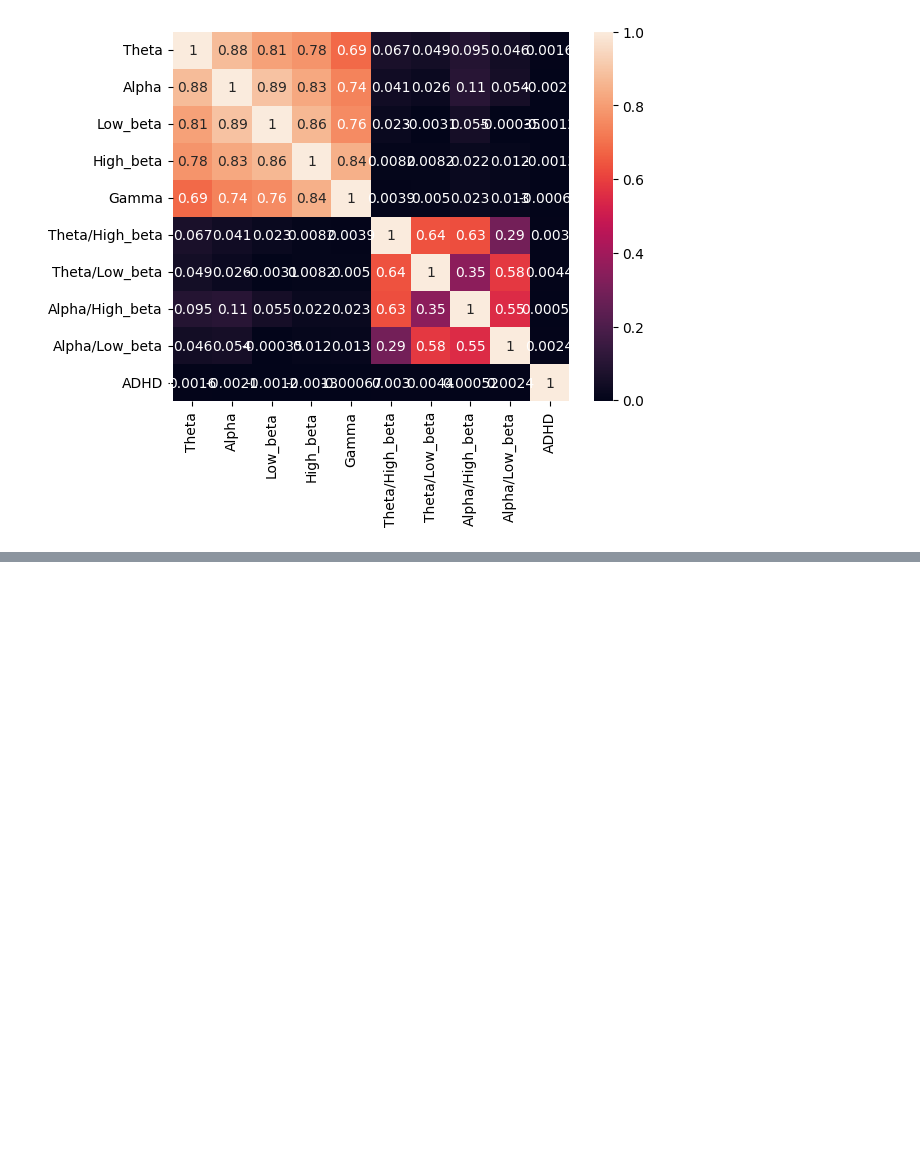
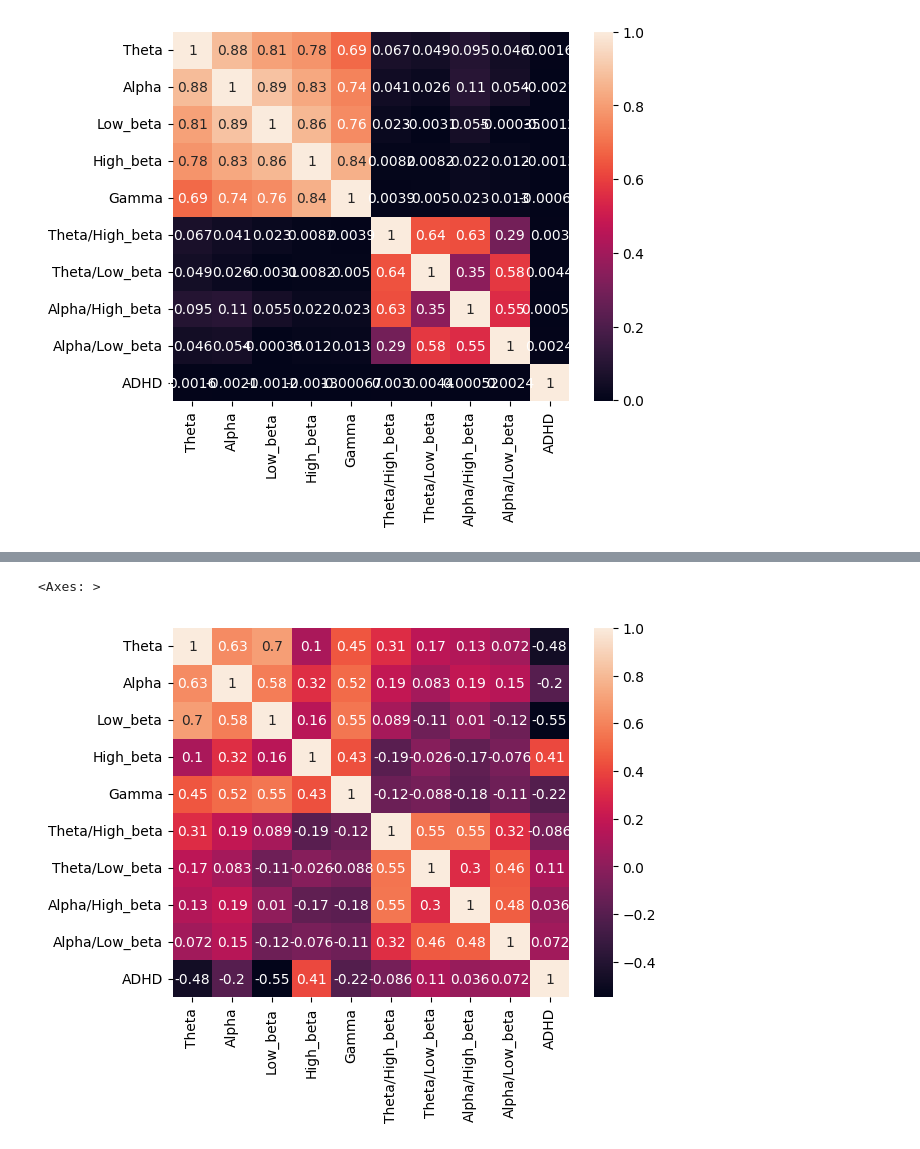
Before and after one commit to franitaa/ADHD-EEG-Game, a Jupyter notebook: ADHD_EEG_Game.ipynb, the cells around one changed output, grey strips where cells are left out. Drawn from its saved outputs; the diff is of its cells as text; code cells hidden in the pictures; blank space fills up the shorter version.

```diff
--- a/ADHD_EEG_Game.ipynb
+++ b/ADHD_EEG_Game.ipynb
@@ -645,0 +667,5 @@ KeyboardInterrupt:
+# %%
+sns.heatmap(ADHD_df.corr(method='kendall'), annot = True)
+# %% [output]
+<Axes: >
+[figure, added]
```
Also changed, not shown: parts of 6 cells of this notebook.
